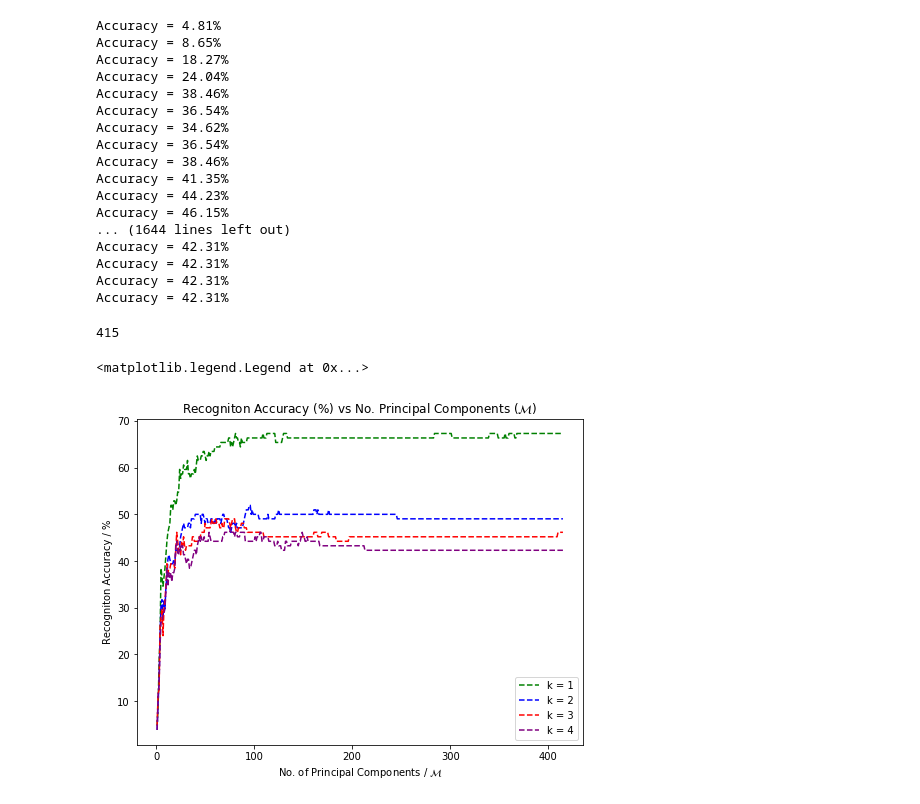
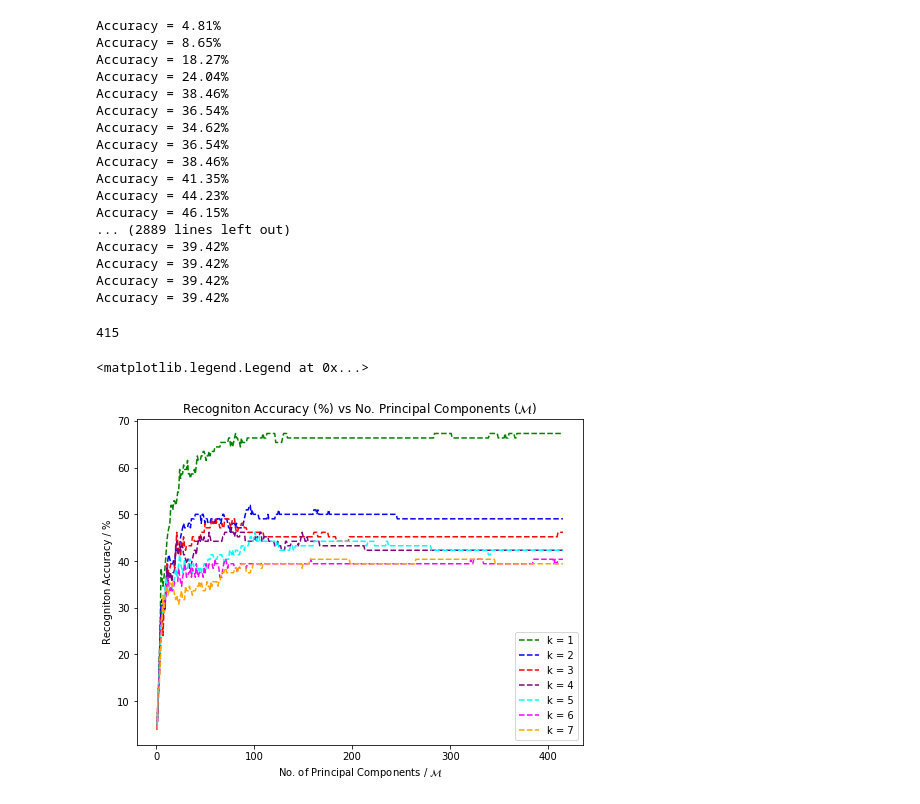
Before and after one commit to RajanPatel97/PCA-and-PCA-LDA-Ensemble-for-Face-Recognition, a Jupyter notebook: kNN accuracy plot.ipynb, the cells around one changed output. Drawn from its saved outputs; the diff is of its cells as text; code cells hidden in the pictures.

```diff
--- a/kNN accuracy plot.ipynb
+++ b/kNN accuracy plot.ipynb
@@ -162,7 +162,7 @@ k_acc_train = []
 
 D, N = X_train.shape
 
-while k < 5:
+while k < 8:
     M = 1
     while M < 416:
         pca = PCA(n_comps=M, standard=standard)
@@ -202,11 +202,11 @@ Accuracy = 38.46%
 Accuracy = 41.35%
 Accuracy = 44.23%
 Accuracy = 46.15%
-... (1644 lines left out)
-Accuracy = 42.31%
-Accuracy = 42.31%
-Accuracy = 42.31%
-Accuracy = 42.31%
+... (2889 lines left out)
+Accuracy = 39.42%
+Accuracy = 39.42%
+Accuracy = 39.42%
+Accuracy = 39.42%
 # %%
 len(k_acc_train[0])
 # %% [output]
@@ -214,13 +214,16 @@ len(k_acc_train[0])
 # %%
 plt.figure(figsize=(8.0, 6.0))
 plt.plot(M_train, k_acc_train[0], color='green', linestyle='dashed', label='k = 1')
 plt.plot(M_train, k_acc_train[1], color='blue', linestyle='dashed', label='k = 2')
 plt.plot(M_train, k_acc_train[2], color='red', linestyle='dashed', label='k = 3')
 plt.plot(M_train, k_acc_train[3], color='purple', linestyle='dashed', label='k = 4')
+plt.plot(M_train, k_acc_train[4], color='cyan', linestyle='dashed', label='k = 5')
+plt.plot(M_train, k_acc_train[5], color='magenta', linestyle='dashed', label='k = 6')
+plt.plot(M_train, k_acc_train[6], color='orange', linestyle='dashed', label='k = 7')
 plt.title('Recogniton Accuracy (%) vs No. Principal Components ($\mathcal{M}$)')
 plt.xlabel('No. of Principal Components / $\mathcal{M}$')
 plt.ylabel('Recogniton Accuracy / %')
 plt.legend(loc='best')
 # %% [output]
 <matplotlib.legend.Legend at 0x...>
-[figure, old version]
+[figure, new version]
```
